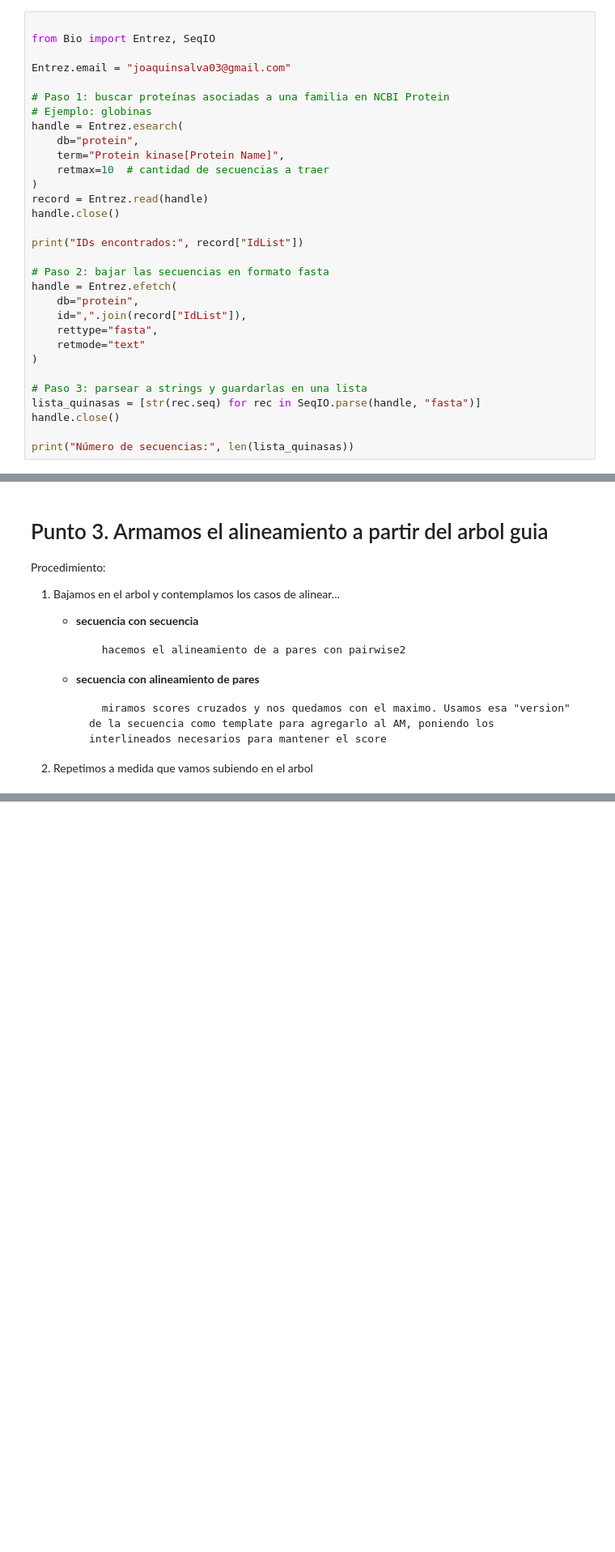
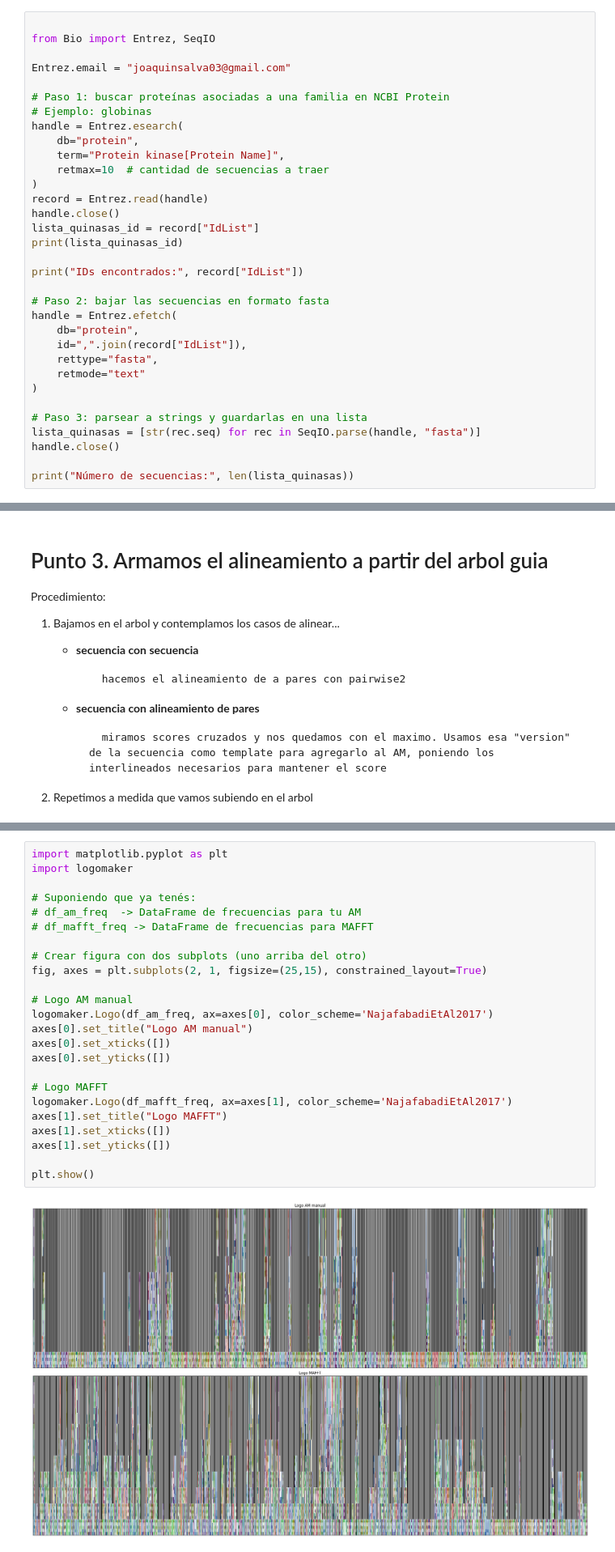
Before and after one commit to NadinaMaia/BioinformaticaAvanzada, a Jupyter notebook: tp3/TP3.ipynb, the cells around one changed output, grey strips where cells are left out. Shown at 81% size. Drawn from its saved outputs; the diff is of its cells as text; blank space fills up the shorter version.

```diff
--- a/tp3/TP3.ipynb
+++ b/tp3/TP3.ipynb
@@ -164,6 +161,8 @@ handle = Entrez.esearch(
 )
 record = Entrez.read(handle)
 handle.close()
+lista_quinasas_id = record["IdList"]
+print(lista_quinasas_id)
 
 print("IDs encontrados:", record["IdList"])
 
@@ -514,0 +720,26 @@ KeyError: 'A'
+# %%
+import matplotlib.pyplot as plt
+import logomaker
+
+# Suponiendo que ya tenés:
+# df_am_freq  -> DataFrame de frecuencias para tu AM
+# df_mafft_freq -> DataFrame de frecuencias para MAFFT
+
+# Crear figura con dos subplots (uno arriba del otro)
+fig, axes = plt.subplots(2, 1, figsize=(25,15), constrained_layout=True)
+
+# Logo AM manual
+logomaker.Logo(df_am_freq, ax=axes[0], color_scheme='NajafabadiEtAl2017')
+axes[0].set_title("Logo AM manual")
+axes[0].set_xticks([])
+axes[0].set_yticks([])
+
+# Logo MAFFT
+logomaker.Logo(df_mafft_freq, ax=axes[1], color_scheme='NajafabadiEtAl2017')
+axes[1].set_title("Logo MAFFT")
+axes[1].set_xticks([])
+axes[1].set_yticks([])
+
+plt.show()
+# %% [output]
+[figure, added]
```
Also changed, not shown: parts of 9 cells of this notebook, 3 other files.
